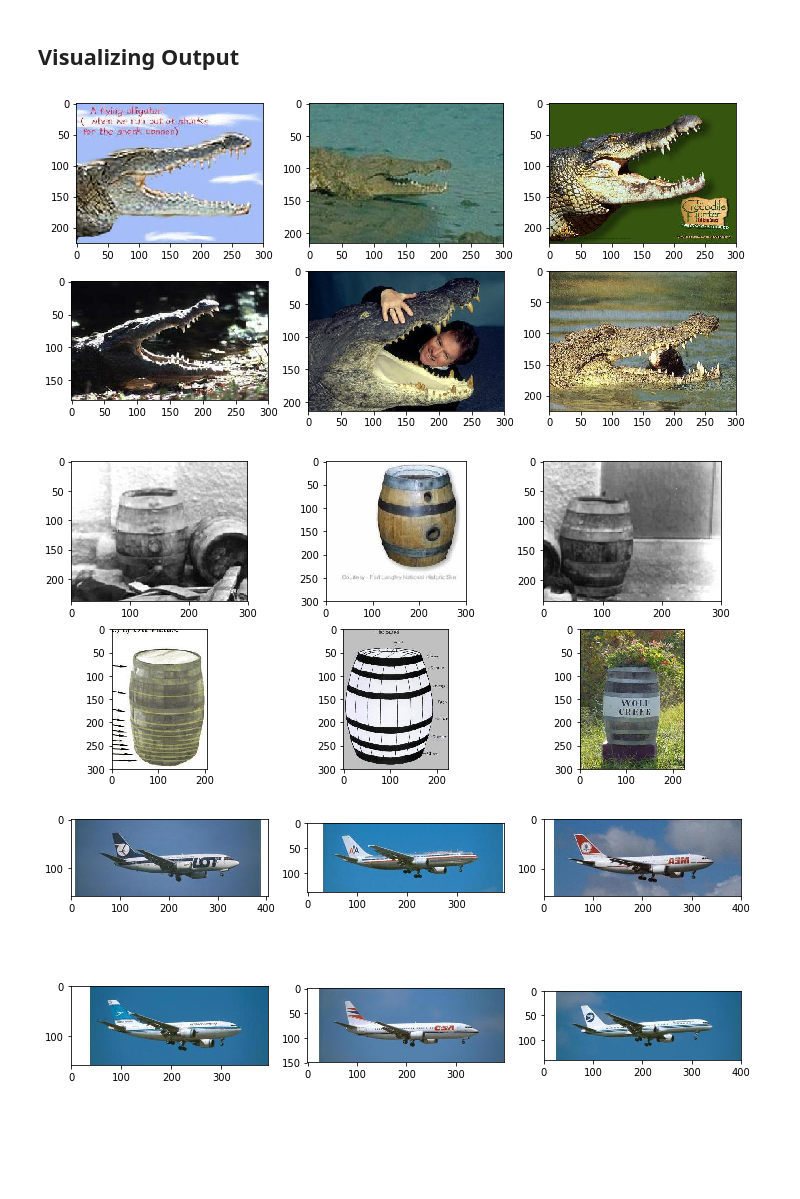
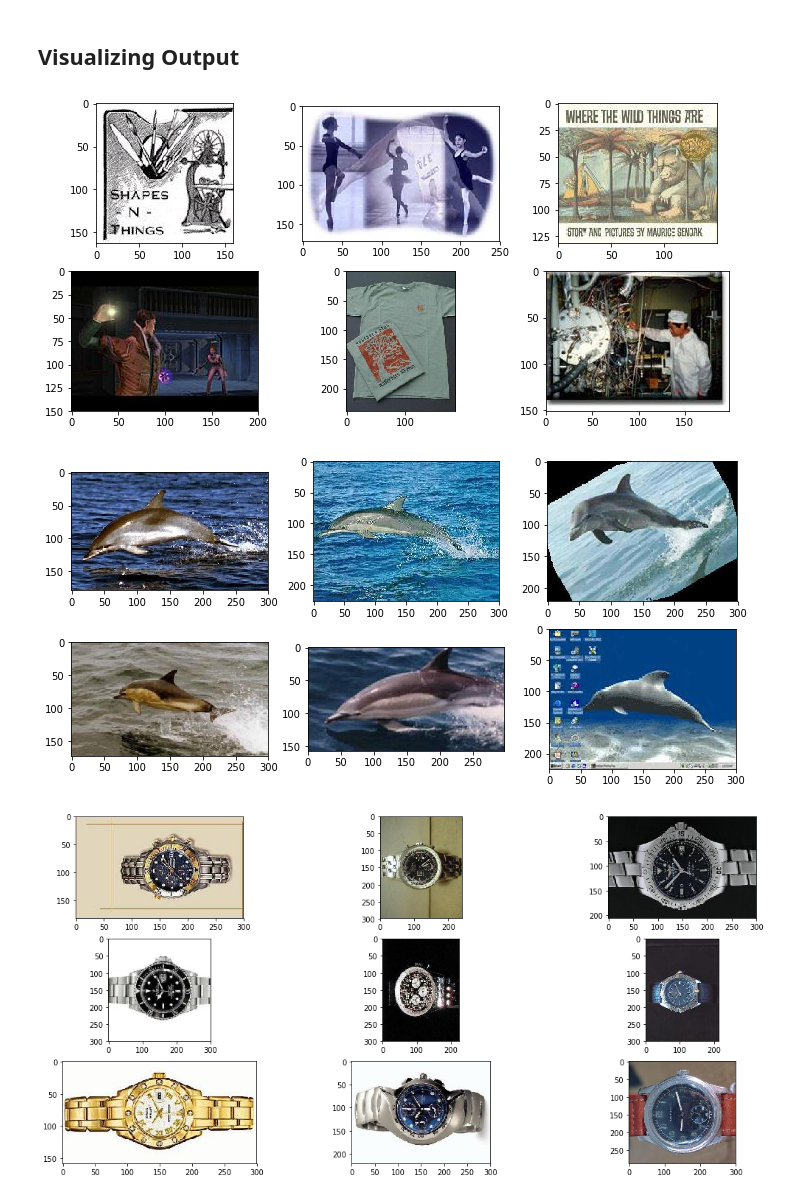
Before and after one commit to aayushmnit/Deep_learning_explorations, a Jupyter notebook: 8_Image_similarity_search/Image similarity on Caltech101 using FastAI, Pytorch and Locality Sensitive Hashing.ipynb, the cells around one changed output. Drawn from its saved outputs; the diff is of its cells as text; code cells hidden in the pictures; blank space fills up the shorter version.

Commit message:
Updating Image similairity notebook with more examples

```diff
--- a/8_Image_similarity_search/Image similarity on Caltech101 using FastAI, Pytorch and Locality Sensitive Hashing.ipynb
+++ b/8_Image_similarity_search/Image similarity on Caltech101 using FastAI, Pytorch and Locality Sensitive Hashing.ipynb
@@ -124,8 +150,8 @@ d = 512 # Dimension of Feature vector
 lsh = LSHash(hash_size=k, input_dim=d, num_hashtables=L)
 
 # LSH on all the images
-for path, vec in tqdm_notebook(feature_dict.items()):
-    lsh.index(vec.flatten(), extra_data=path)
+for img_path, vec in tqdm_notebook(feature_dict.items()):
+    lsh.index(vec.flatten(), extra_data=img_path)
 # %% [output]
 [interactive output not drawn]
 # %%
@@ -140,7 +166,7 @@ lsh = pickle.load(open(path/'lsh.p','rb'))
 
 def get_similar_item(idx, feature_dict, lsh_variable, n_items=5):
     response = lsh_variable.query(feature_dict[list(feature_dict.keys())[idx]].flatten(),
-                     num_results=n_items+1, distance_func='cosine')
+                     num_results=n_items+1, distance_func='hamming')
 
     columns = 3
     rows = int(np.ceil(n_items+1/columns))
@@ -154,15 +180,15 @@ def get_similar_item(idx, feature_dict, lsh_variable, n_items=5):
 # %%
 get_similar_item(0, feature_dict, lsh,5)
 # %% [output]
-[figure, old version]
+[figure, new version]
 # %%
 get_similar_item(1000, feature_dict, lsh,5)
 # %% [output]
-[figure, old version]
+[figure, new version]
 # %%
-get_similar_item(2000, feature_dict, lsh,5)
+get_similar_item(2000, feature_dict, lsh, 8)
 # %% [output]
-[figure, old version]
+[figure, new version]
 # %%
 get_similar_item(3000, feature_dict, lsh,11)
 # %% [output]
```
Also changed, not shown: parts of 18 cells of this notebook.
